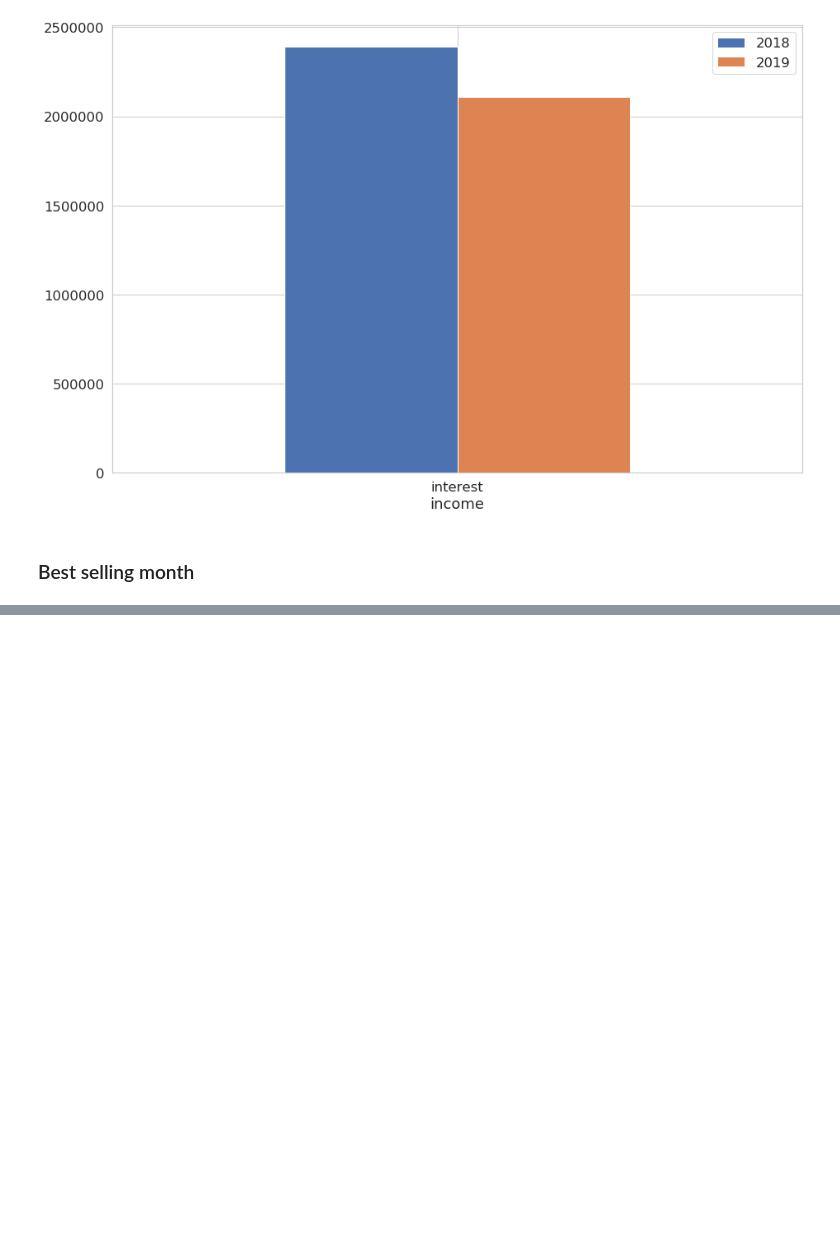
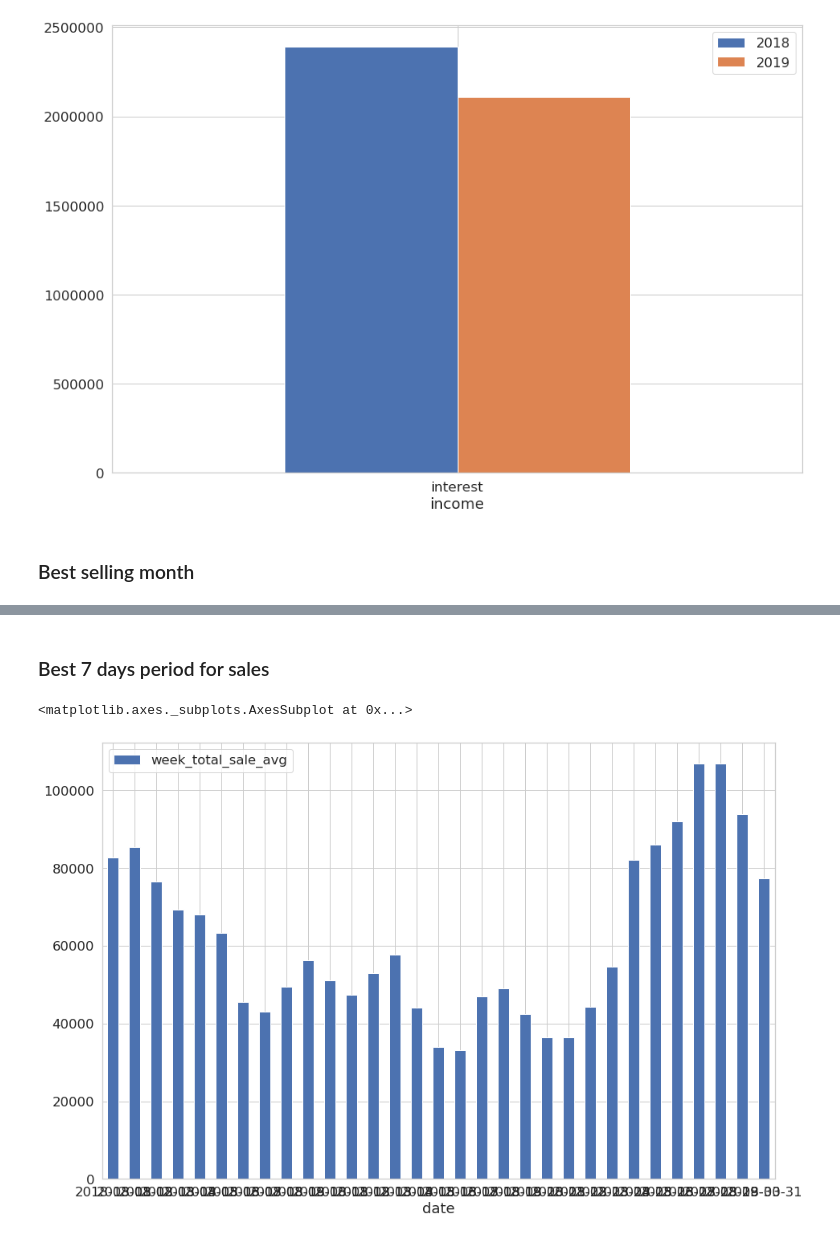
Before and after one commit to michalbogdanowicz/ADMT, a Jupyter notebook: query visualization.ipynb, the cells around one changed output, grey strips where cells are left out. Drawn from its saved outputs; the diff is of its cells as text; code cells hidden in the pictures; blank space fills up the shorter version.

```diff
--- a/query visualization.ipynb
+++ b/query visualization.ipynb
@@ -98,0 +88,33 @@ df.plot.bar(y=['granted'],figsize=(15,10), rot = 0)
+# %% [markdown]
+### Best 7 days period for sales
+# %%
+
+conn = getConnection()
+
+sql = """SELECT date, total_granted, week_total_sale_avg
+FROM
+(SELECT q1.date AS date,q1.day as day, q1.month AS month,  SUM(q1.loan_amount) AS total_granted, AVG(SUM(q1.loan_amount))
+OVER ( ORDER BY q1.date_key ROWS BETWEEN 3 PRECEDING and 3 FOLLOWING ) AS week_total_sale_avg
+FROM
+(
+SELECT d.*, COALESCE(s.loan_amount ,0) AS loan_amount
+FROM
+public."date" d LEFT OUTER JOIN sale s
+ON d.date_key = s.sale_date_key
+WHERE d.year = 2018 AND
+    d.month in (2,3,4)
+)AS q1
+GROUP BY q1.date_key,q1.date, q1.month
+) AS iq
+WHERE iq.month = 3 """
+
+df = sqlio.read_sql_query(sql, conn)
+df = df.set_index('date')
+conn.close()
+df.head()
+#df.plot(y=["2018", "2019"], kind="bar",figsize=(15,10), rot = 0)
+
+df.plot.bar(y=['week_total_sale_avg'],figsize=(15,10), rot = 0)
+# %% [output]
+<matplotlib.axes._subplots.AxesSubplot at 0x...>
+[figure, added]
```
Also changed, not shown: parts of 3 cells of this notebook.
